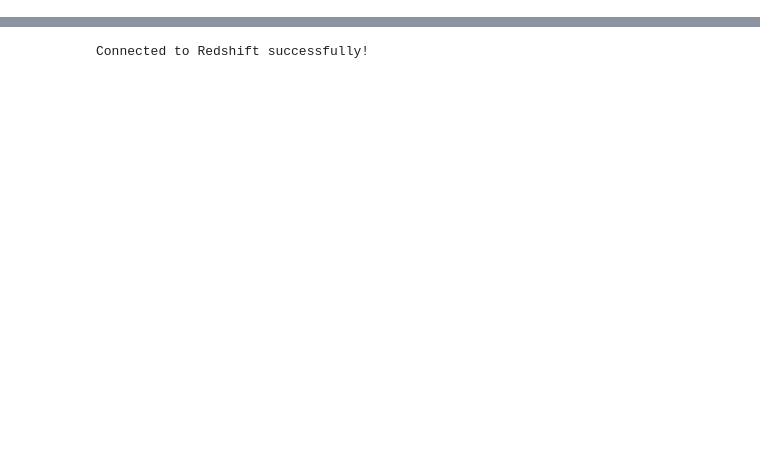
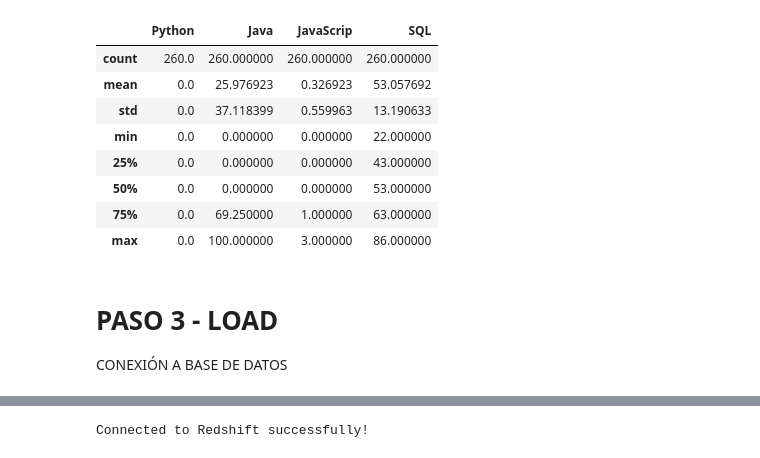
Before and after one commit to arielchumbita/DataEngineering, a Jupyter notebook: Clase 07/Entregable 2 - Chumbita Arie.ipynb, the cells around one changed output, grey strips where cells are left out. Drawn from its saved outputs; the diff is of its cells as text; code cells hidden in the pictures; blank space fills up the shorter version.

```diff
--- a/Clase 07/Entregable 2 - Chumbita Arie.ipynb
+++ b/Clase 07/Entregable 2 - Chumbita Arie.ipynb
@@ -637 +737,17 @@ iot.drop(columns=['isPartial']).plot(kind='line',figsize=(8,6))
+# %%
+#Saca resumenes numéricos
+iot.describe()
+# %% [output]
+|  | Python | Java | JavaScrip | SQL |
+| count | 260.0 | 260.000000 | 260.000000 | 260.000000 |
+| mean | 0.0 | 25.976923 | 0.326923 | 53.057692 |
+| std | 0.0 | 37.118399 | 0.559963 | 13.190633 |
+| min | 0.0 | 0.000000 | 0.000000 | 22.000000 |
+| 25% | 0.0 | 0.000000 | 0.000000 | 43.000000 |
+| 50% | 0.0 | 0.000000 | 0.000000 | 53.000000 |
+| 75% | 0.0 | 69.250000 | 1.000000 | 63.000000 |
+| max | 0.0 | 100.000000 | 3.000000 | 86.000000 |
+# %% [markdown]
+# PASO 3 - LOAD
+CONEXIÓN A BASE DE DATOS
 # %%
```
Also changed, not shown: parts of 33 cells of this notebook.
